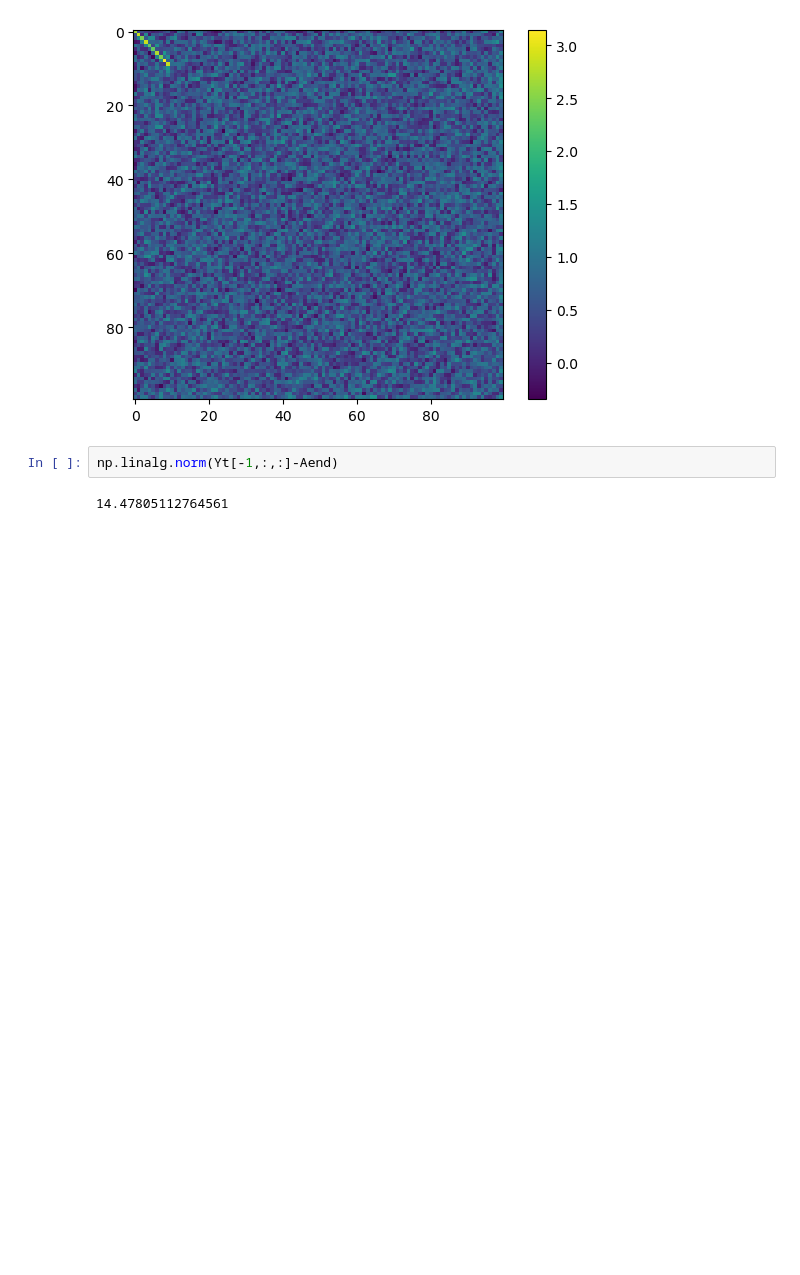
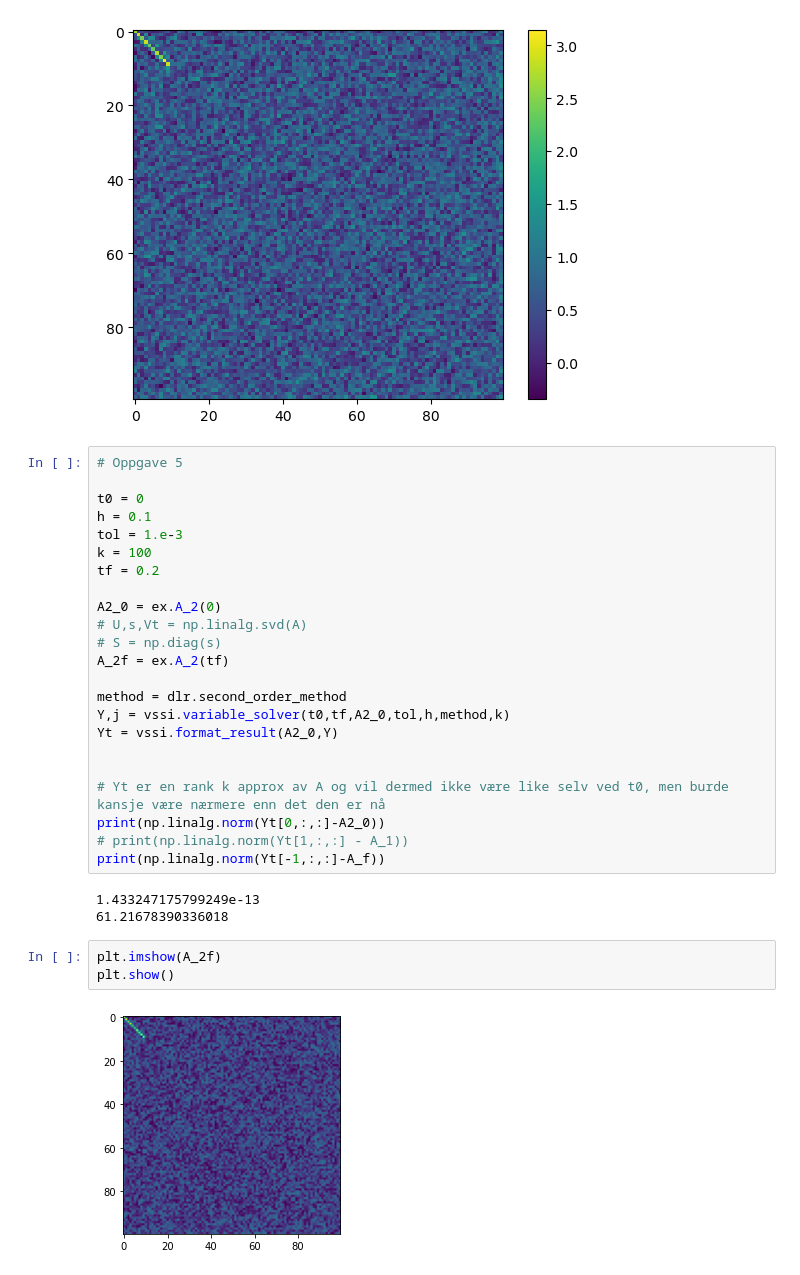
Before and after one commit to albertbayazidi/Dynamic-Low-Rank-Approximations-and-Bidiagonalization, a Jupyter notebook: test.ipynb, the cells around one changed output. Cells and saved outputs as stored; diff of their text form; blank space fills up the shorter version.

```diff
--- a/test.ipynb
+++ b/test.ipynb
@@ -149,7 +134,34 @@ plt.show()
 # %% [output]
 [figure]
 [figure]
-# %%
-np.linalg.norm(Yt[-1,:,:]-Aend)
-# %% [output]
-14.47805112764561
+# %%
+# Oppgave 5
+
+t0 = 0
+h = 0.1
+tol = 1.e-3
+k = 100
+tf = 0.2
+
+A2_0 = ex.A_2(0)
+# U,s,Vt = np.linalg.svd(A)
+# S = np.diag(s)
+A_2f = ex.A_2(tf)
+
+method = dlr.second_order_method
+Y,j = vssi.variable_solver(t0,tf,A2_0,tol,h,method,k)
+Yt = vssi.format_result(A2_0,Y)
+
+
+# Yt er en rank k approx av A og vil dermed ikke være like selv ved t0, men burde kansje være nærmere enn det den er nå
+print(np.linalg.norm(Yt[0,:,:]-A2_0))
+# print(np.linalg.norm(Yt[1,:,:] - A_1))
+print(np.linalg.norm(Yt[-1,:,:]-A_f))
+# %% [output]
+1.433247175799249e-13
+61.21678390336018
+# %%
+plt.imshow(A_2f)
+plt.show()
+# %% [output]
+[figure, added]
```
Also changed, not shown: parts of 2 cells of this notebook, 1 other file.
